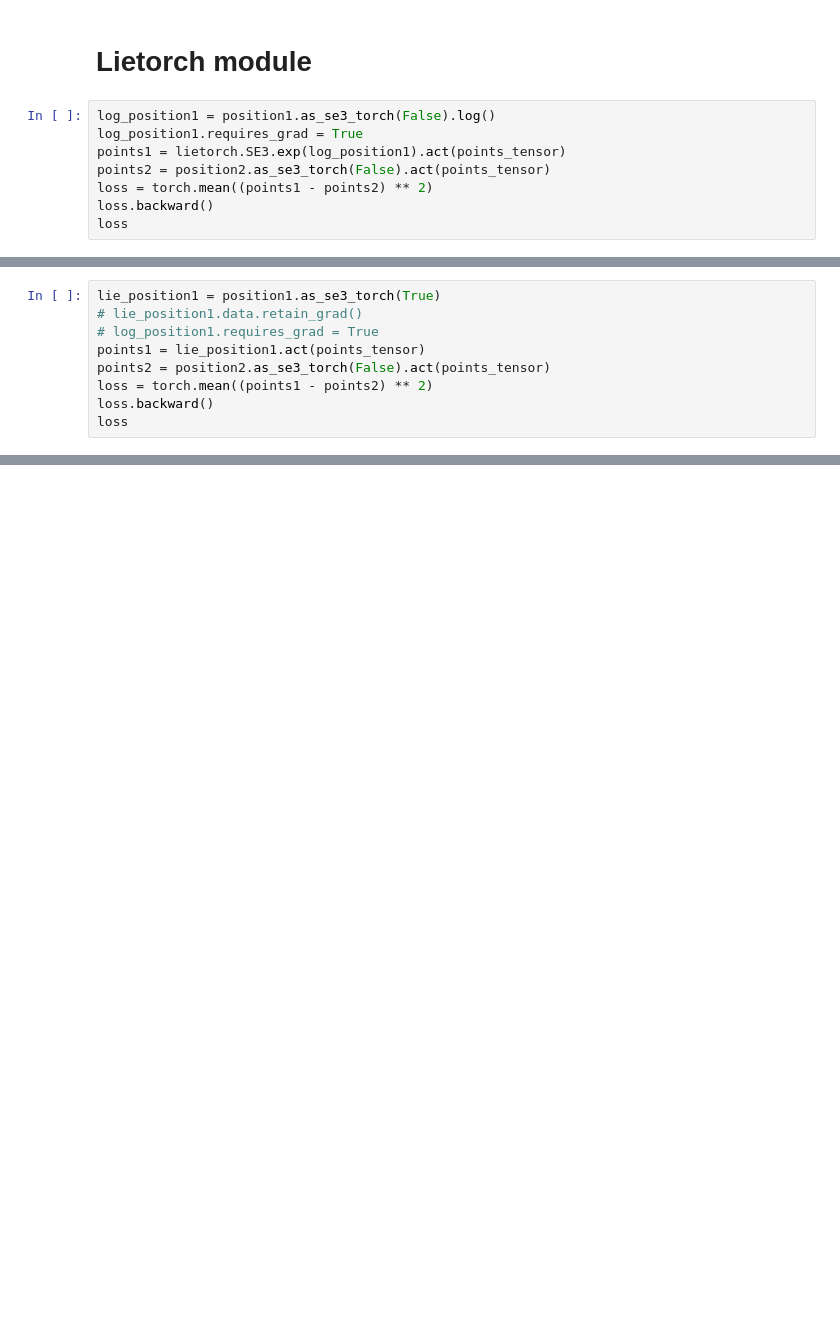
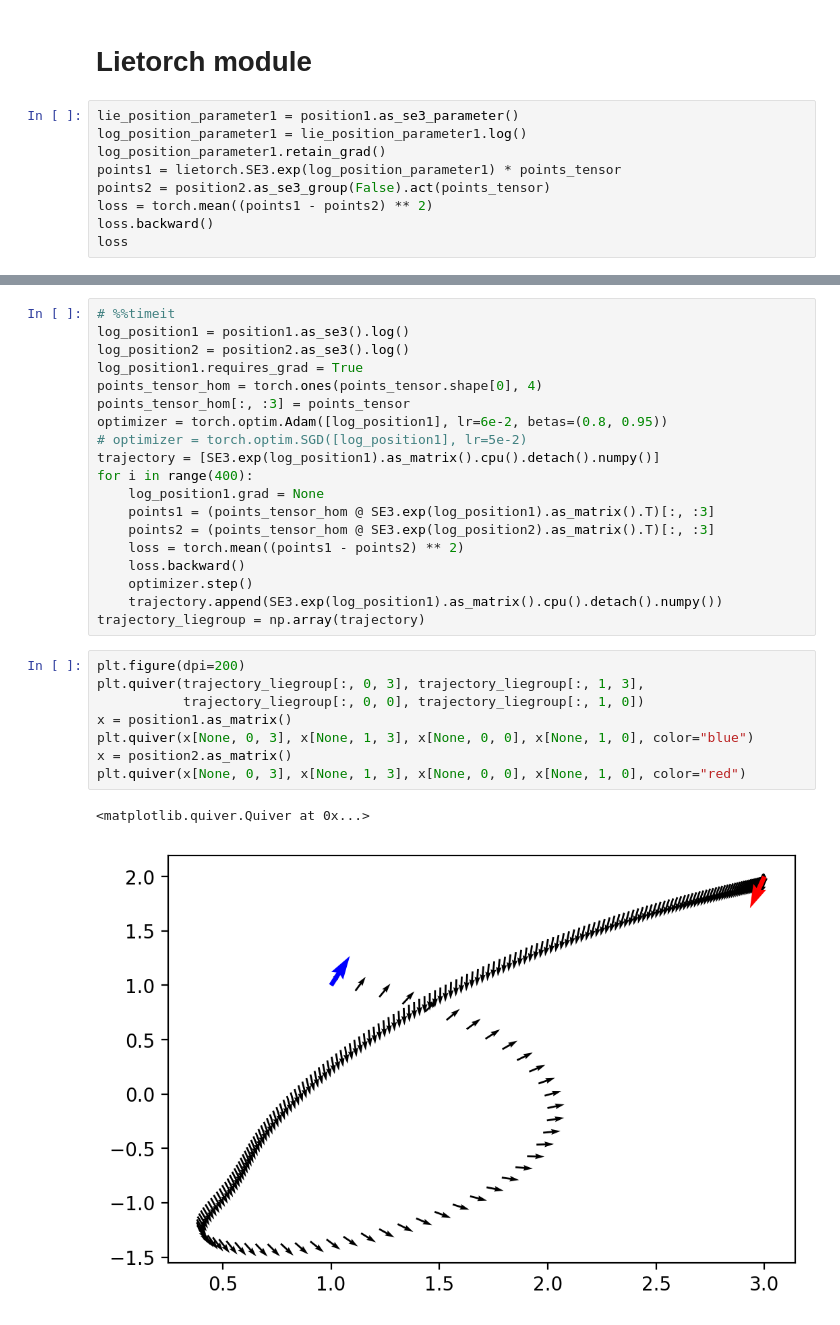
Before and after one commit to MisterMap/imap-pytorch, a Jupyter notebook: notebook/position_opitmizer.ipynb, the cells around one changed output, grey strips where cells are left out. Cells and saved outputs as stored; diff of their text form; blank space fills up the shorter version.

```diff
--- a/notebook/position_opitmizer.ipynb
+++ b/notebook/position_opitmizer.ipynb
@@ -128,10 +139,11 @@ tensor([ 0.5113,  0.4045,  0.0000,  0.0000,  0.0000, -3.8233])
 # %% [markdown]
 # Lietorch module
 # %%
-log_position1 = position1.as_se3_torch(False).log()
-log_position1.requires_grad = True
-points1 = lietorch.SE3.exp(log_position1).act(points_tensor)
-points2 = position2.as_se3_torch(False).act(points_tensor)
+lie_position_parameter1 = position1.as_se3_parameter()
+log_position_parameter1 = lie_position_parameter1.log()
+log_position_parameter1.retain_grad()
+points1 = lietorch.SE3.exp(log_position_parameter1) * points_tensor
+points2 = position2.as_se3_group(False).act(points_tensor)
 loss = torch.mean((points1 - points2) ** 2)
 loss.backward()
 loss
@@ -144,9 +155,0 @@ tensor([[ 0.5113,  0.4045,  0.0000,  0.0000,  0.0000, -3.8233]])
-# %%
-lie_position1 = position1.as_se3_torch(True)
-# lie_position1.data.retain_grad()
-# log_position1.requires_grad = True
-points1 = lie_position1.act(points_tensor)
-points2 = position2.as_se3_torch(False).act(points_tensor)
-loss = torch.mean((points1 - points2) ** 2)
-loss.backward()
-loss
@@ -168,0 +190,30 @@ AttributeError: 'SE3' object has no attribute 'requires_grad'
+# %%
+# %%timeit
+log_position1 = position1.as_se3().log()
+log_position2 = position2.as_se3().log()
+log_position1.requires_grad = True
+points_tensor_hom = torch.ones(points_tensor.shape[0], 4)
+points_tensor_hom[:, :3] = points_tensor
+optimizer = torch.optim.Adam([log_position1], lr=6e-2, betas=(0.8, 0.95))
+# optimizer = torch.optim.SGD([log_position1], lr=5e-2)
+trajectory = [SE3.exp(log_position1).as_matrix().cpu().detach().numpy()]
+for i in range(400):
+    log_position1.grad = None
+    points1 = (points_tensor_hom @ SE3.exp(log_position1).as_matrix().T)[:, :3]
+    points2 = (points_tensor_hom @ SE3.exp(log_position2).as_matrix().T)[:, :3]
+    loss = torch.mean((points1 - points2) ** 2)
+    loss.backward()
+    optimizer.step()
+    trajectory.append(SE3.exp(log_position1).as_matrix().cpu().detach().numpy())
+trajectory_liegroup = np.array(trajectory)
+# %%
+plt.figure(dpi=200)
+plt.quiver(trajectory_liegroup[:, 0, 3], trajectory_liegroup[:, 1, 3],
+           trajectory_liegroup[:, 0, 0], trajectory_liegroup[:, 1, 0])
+x = position1.as_matrix()
+plt.quiver(x[None, 0, 3], x[None, 1, 3], x[None, 0, 0], x[None, 1, 0], color="blue")
+x = position2.as_matrix()
+plt.quiver(x[None, 0, 3], x[None, 1, 3], x[None, 0, 0], x[None, 1, 0], color="red")
+# %% [output]
+<matplotlib.quiver.Quiver at 0x...>
+[figure, added]
```
Also changed, not shown: parts of 28 cells of this notebook.
